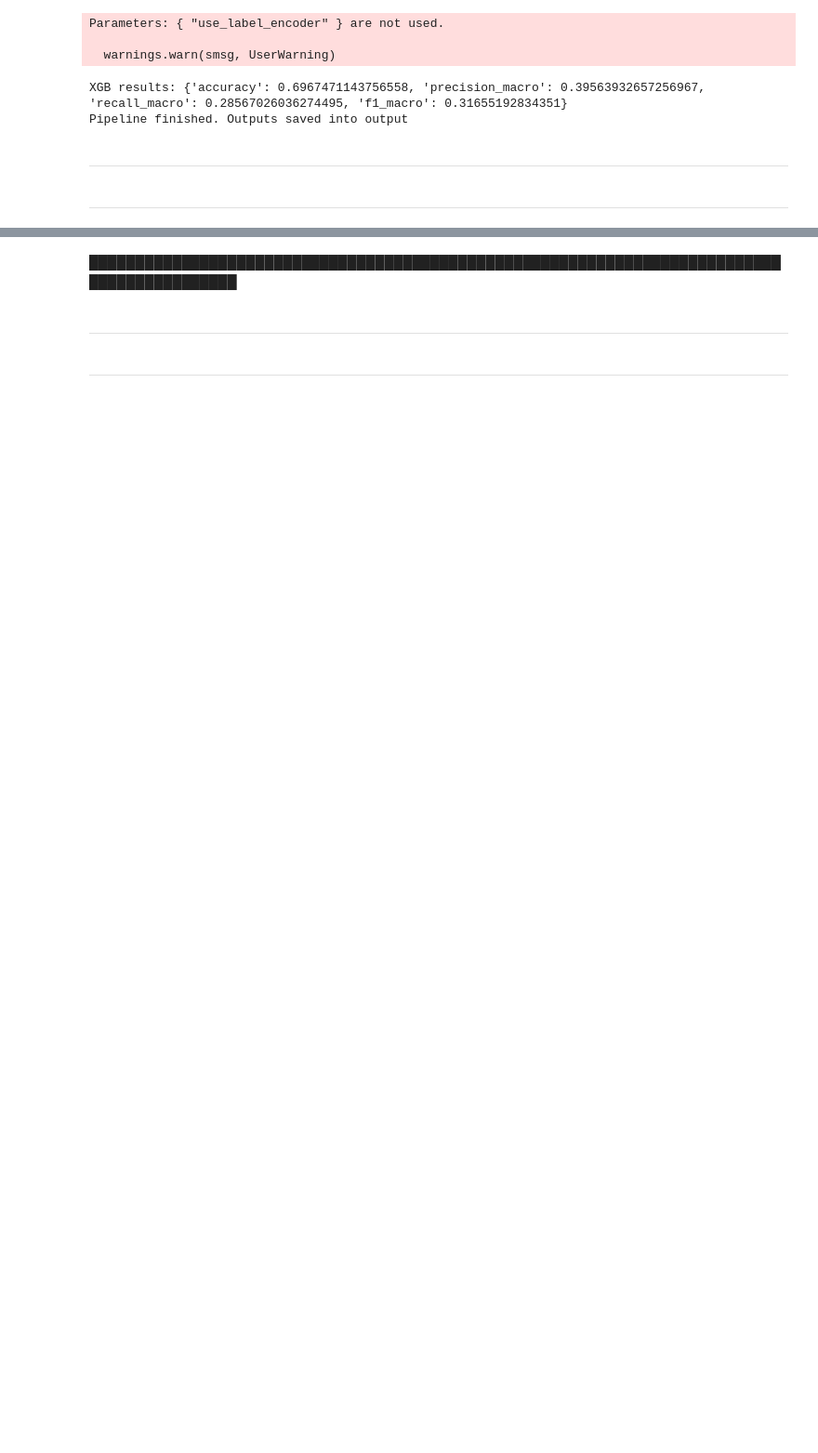
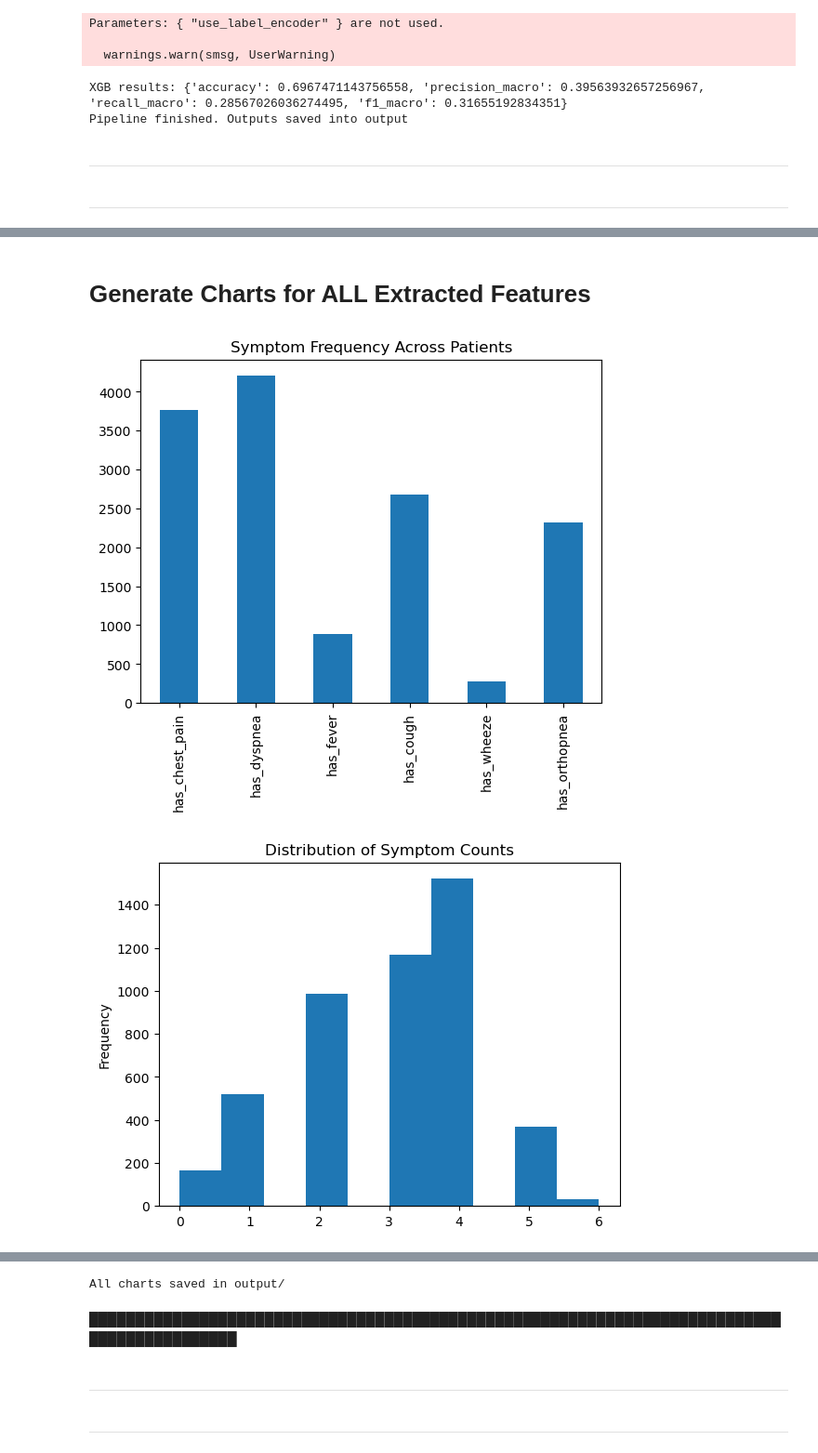
Before and after one commit to divya322/Data-Analytics-Project, a Jupyter notebook: Dataset_1_AND_3/second_Dataset_Prototyping.ipynb, the cells around one changed output, grey strips where cells are left out. Shown at 93% size. Saved outputs shown, nothing was run; the diff lists cells and outputs as text; code cells hidden in the pictures; blank space fills up the shorter version.

```diff
--- a/Dataset_1_AND_3/second_Dataset_Prototyping.ipynb
+++ b/Dataset_1_AND_3/second_Dataset_Prototyping.ipynb
@@ -619,0 +834,34 @@ Pipeline finished. Outputs saved into output
+# %% [markdown]
+# Generate Charts for ALL Extracted Features
+# %%
+def savefig(name):
+    plt.show()
+    plt.close()
+
+# 1. Symptom counts
+df[sym_cols].sum().plot(kind='bar')
+plt.title("Symptom Frequency Across Patients")
+savefig("symptom_frequency")
+
+# 2. Total symptoms distribution
+df['num_symptoms'].plot(kind='hist', bins=10)
+plt.title("Distribution of Symptom Counts")
+savefig("num_symptoms_dist")
+
+# 3. Severity score distribution
+df['severity_score'].plot(kind='hist', bins=15)
+plt.title("Severity Score Distribution")
+savefig("severity_score_dist")
+
+# 4. Critical vs non-critical cases
+df['critical_case_flag'].value_counts().plot(kind='bar')
+plt.title("Critical vs Non-Critical Patients")
+savefig("critical_cases")
+
+# 5. Imaging tests histogram
+df['num_imaging_tests'].plot(kind='hist', bins=6)
+plt.title("Number of Imaging Tests per Patient")
+savefig("imaging_tests_dist")
+# %% [output]
+[figure, added]
+[figure, added]
@@ -620,3 +876,4 @@ Pipeline finished. Outputs saved into output
+All charts saved in output/
 # %% [markdown]
 ███████████████████████████████████████████████████████████████████████████████████████████
 # %% [markdown]
```
Also changed, not shown: parts of 29 cells of this notebook.
